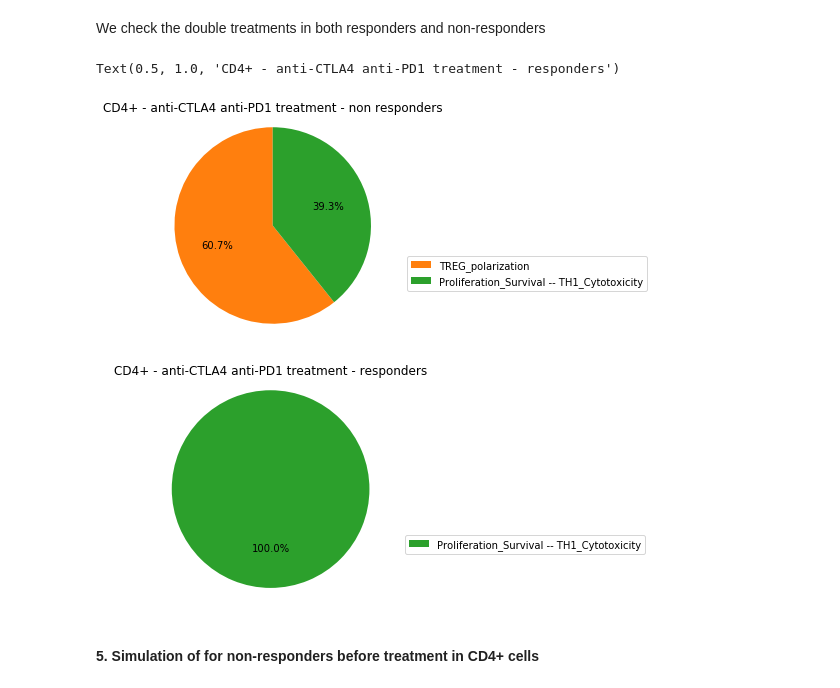
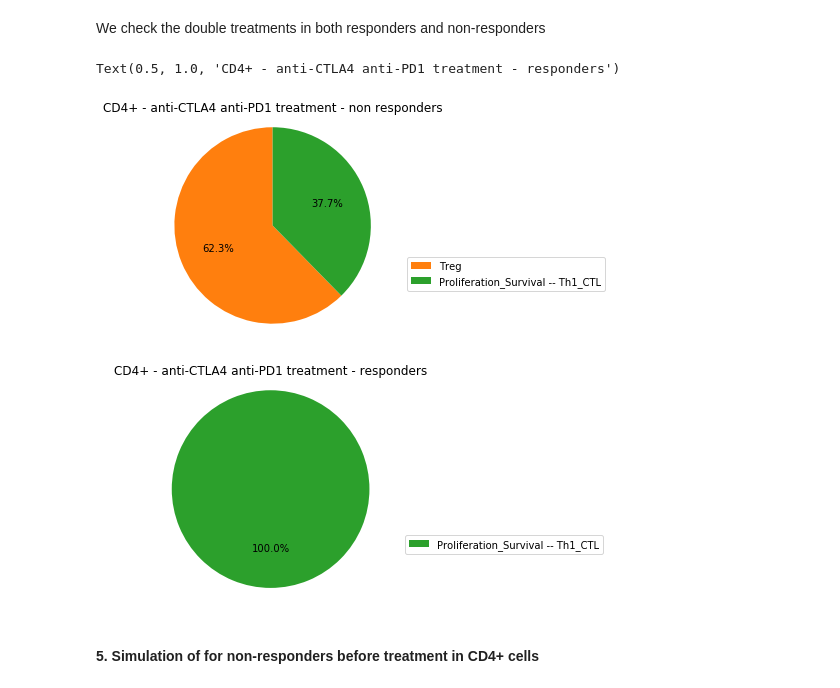
Before and after one commit to sysbio-curie/ICI, a Jupyter notebook: Supp_mat_jupyter_notebook_Exp_validation.ipynb, the cells around one changed output. Drawn from its saved outputs; the diff is of its cells as text; code cells hidden in the pictures.

```diff
--- a/Supp_mat_jupyter_notebook_Exp_validation.ipynb
+++ b/Supp_mat_jupyter_notebook_Exp_validation.ipynb
@@ -176,7 +176,7 @@ Results: the proportion of Th1 cells is about 15% for these patients
 #### 2. Simulation of the cell conditions before treatment for responders in CD8+ cells
 # %%
 ### Simulation of experiments for responders
-WT_resp = maboss.copy_and_update_parameters(WT1, {'max_time':50})
+WT_resp = maboss.copy_and_update_parameters(WT, {'max_time':50})
 
 # For all nodes of the network, set the initial state to random
 #for n in WT_resp.network:
@@ -207,7 +207,7 @@ WT_resp.network.set_istate('Tbet',[0,1])
 # %%
 ##### Visualize the phenotypes
 # Select outputs for visualisation of the results
-WT_resp.network.set_output(('TREG_polarization','Proliferation_Survival','TH1_Cytotoxicity'))
+WT_resp.network.set_output(('Treg','Proliferation_Survival','Th1_CTL'))
 # Run the model
 run_WT_resp = WT_resp.run()
 
@@ -270,7 +270,7 @@ The results show that most of the cells are Th1 types when compared to the non-r
 # Mutate PD1
 mut_PD1_nonresp = WT_nonresp.copy()
 mut_PD1_nonresp.mutate("PD1", "OFF")
-mut_PD1_nonresp.network.set_output(('TREG_polarization','Proliferation_Survival','TH1_Cytotoxicity'))
+mut_PD1_nonresp.network.set_output(('Treg','Proliferation_Survival','Th1_CTL'))
 mutres_PD1_nonresp = mut_PD1_nonresp.run()
 mutres_PD1_nonresp.plot_piechart()
 plt.title('CD8+ - anti-PD1 treatment - non responders')
@@ -306,7 +306,7 @@ Text(0.5, 1.0, 'CD8+ - anti-PD1 treatment - non responders')
 # Mutate PD1
 mut_PD1_resp = WT_resp.copy()
 mut_PD1_resp.mutate("PD1", "OFF")
-mut_PD1_resp.network.set_output(('TREG_polarization','Proliferation_Survival','TH1_Cytotoxicity'))
+mut_PD1_resp.network.set_output(('Treg','Proliferation_Survival','Th1_CTL'))
 mutres_PD1_resp = mut_PD1_resp.run()
 mutres_PD1_resp.plot_piechart()
 plt.title('CD8+ - anti-PD1 treatment - responders')
@@ -341,24 +341,24 @@ We check the double treatments in both responders and non-responders
 # %%
 # Mutate PD1 and CTLA4
 mut_CTLA4_PD1_nonresp = mut_PD1_nonresp.copy()
 mut_CTLA4_PD1_nonresp.mutate("CTLA4", "OFF")
-mut_CTLA4_PD1_nonresp.network.set_output(('TREG_polarization','Proliferation_Survival','TH1_Cytotoxicity'))
+mut_CTLA4_PD1_nonresp.network.set_output(('Treg','Proliferation_Survival','Th1_CTL'))
 mutres_CTLA4_PD1_nonresp = mut_CTLA4_PD1_nonresp.run()
 mutres_CTLA4_PD1_nonresp.plot_piechart()
 plt.title('CD4+ - anti-CTLA4 anti-PD1 treatment - non responders')
 
 
 # Mutate PD1 and CTLA4
 mut_CTLA4_PD1_resp = mut_PD1_resp.copy()
 mut_CTLA4_PD1_resp.mutate("CTLA4", "OFF")
-mut_CTLA4_PD1_resp.network.set_output(('TREG_polarization','Proliferation_Survival','TH1_Cytotoxicity'))
+mut_CTLA4_PD1_resp.network.set_output(('Treg','Proliferation_Survival','Th1_CTL'))
 mutres_CTLA4_PD1_resp = mut_CTLA4_PD1_resp.run()
 mutres_CTLA4_PD1_resp.plot_piechart()
 plt.title('CD4+ - anti-CTLA4 anti-PD1 treatment - responders')
 # %% [output]
 Text(0.5, 1.0, 'CD4+ - anti-CTLA4 anti-PD1 treatment - responders')
-[figure, old version]
+[figure, new version]
-[figure, old version]
+[figure, new version]
 # %% [markdown]
 #### 5. Simulation of for non-responders before treatment in CD4+ cells
 # %%
```
Also changed, not shown: parts of 15 cells of this notebook, 3 other files.
